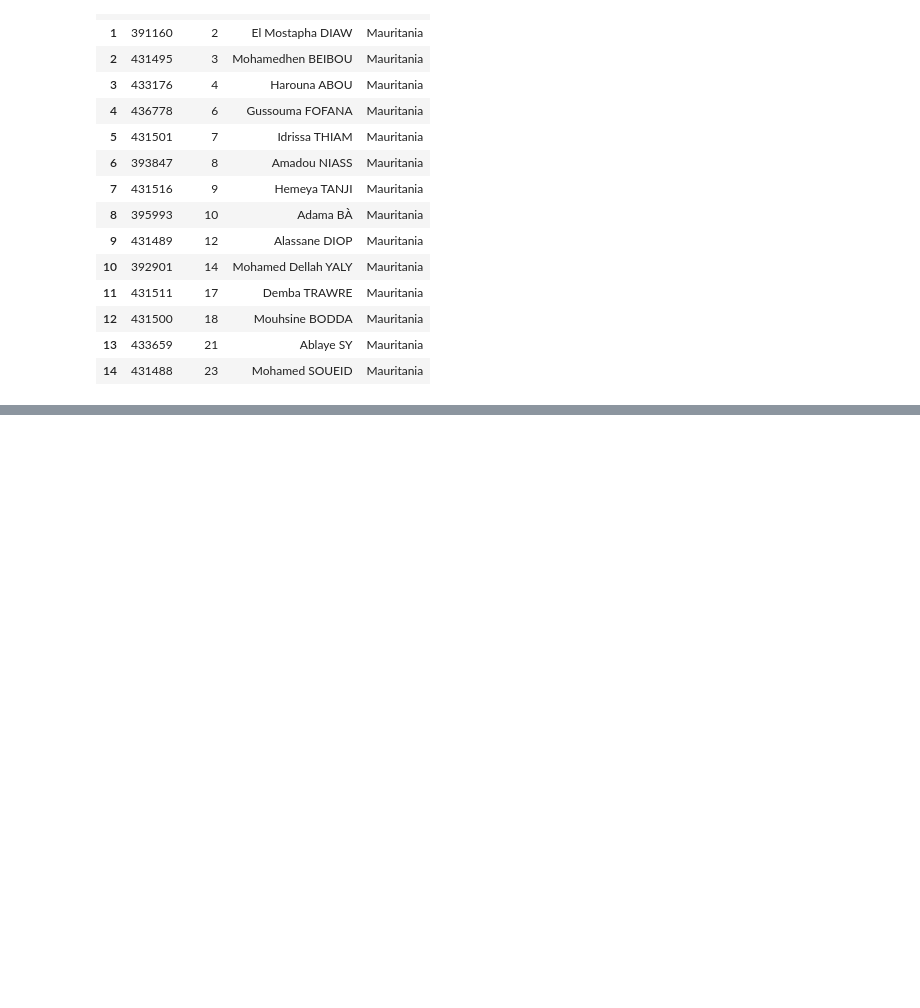
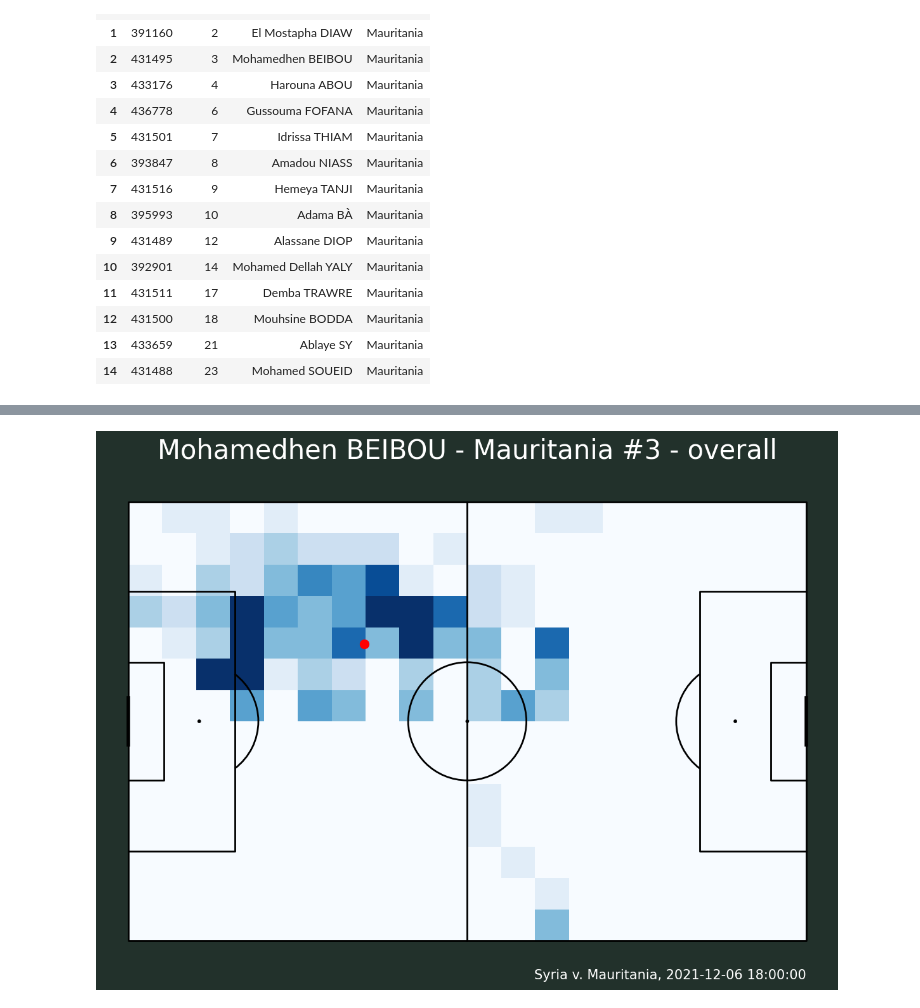
Before and after one commit to lucacazzanti/tfutils, a Jupyter notebook: notebooks/test_tfutils.ipynb, the cells around one changed output, grey strips where cells are left out. Cells and saved outputs as stored; diff of their text form; code cells hidden in the pictures; blank space fills up the shorter version.

```diff
--- a/notebooks/test_tfutils.ipynb
+++ b/notebooks/test_tfutils.ipynb
@@ -55,0 +71,4 @@ source.team_possession_heatmap('home')
+# %%
+p = source.player_heatmap('431495')
+# %% [output]
+[figure, added]
```
Also changed, not shown: parts of 6 cells of this notebook, 1 other file.
